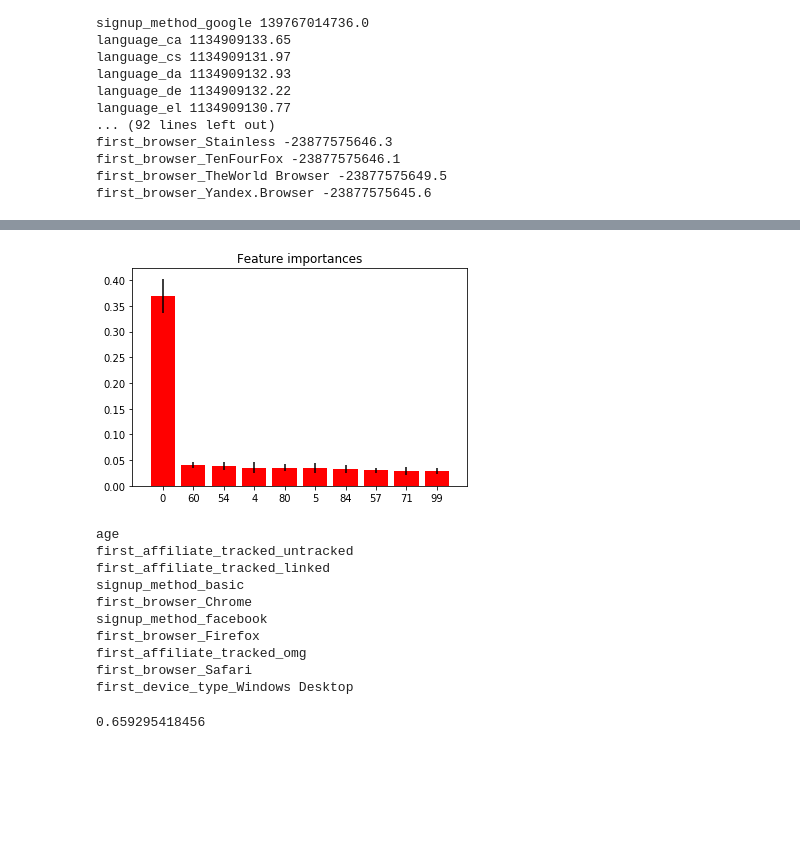
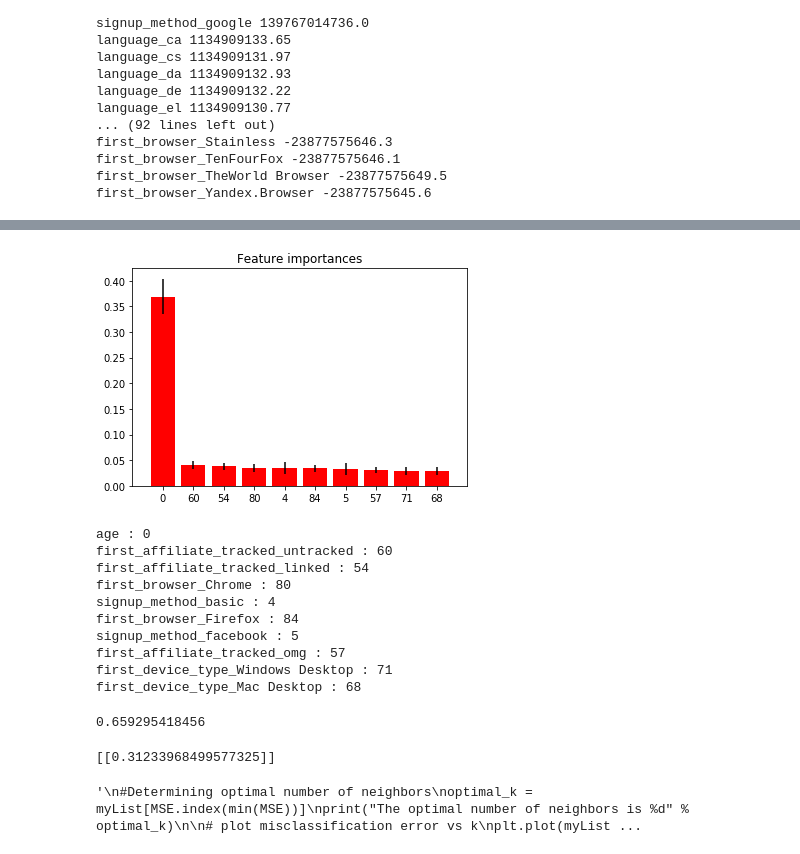
Before and after one commit to machay/project2-machay, a Jupyter notebook: Project 2.ipynb, the cells around one changed output, grey strips where cells are left out. Drawn from its saved outputs; the diff is of its cells as text; code cells hidden in the pictures; blank space fills up the shorter version.

```diff
--- a/Project 2.ipynb
+++ b/Project 2.ipynb
@@ -102,44 +103,45 @@ print(accuracy)
 # %%
 #Analyzing Features: RandomForest
 
 #Listing all features and their importance
 importances = rf.feature_importances_
 
 for x in range(0,len(importances)):
     print(features[x],":",importances[x])
 
 import matplotlib.pyplot as plt
 
 std = np.std([tree.feature_importances_ for tree in rf.estimators_],
              axis=0)
 indices = np.argsort(importances)[::-1]
 top_k = 10
 new_indices = indices[:top_k]
 
 # Plot the feature importances of the forest
 plt.figure()
 plt.title("Feature importances")
 plt.bar(range(top_k), importances[new_indices],
        color="r", yerr=std[new_indices], align="center")
 plt.xticks(range(top_k), new_indices)
 plt.xlim([-1, top_k])
 plt.show()
 
 features = list(X)
-top_10_features = [features[0],features[60],features[54],features[4],features[80],features[5],features[84],features[57],features[99],features[71]]
-for x in top_10_features:
-    print(x)
+val_indices = ["0","60","54","80","4","84","5","57","71","68"]
+top_10_features = [features[0],features[60],features[54],features[80],features[4],features[84],features[5],features[57],features[71],features[68]]
+for x in range(len(top_10_features)):
+    print(top_10_features[x],":",val_indices[x])
 # %% [output]
-[figure, old version]
+[figure, new version]
-age
-first_affiliate_tracked_untracked
-first_affiliate_tracked_linked
-signup_method_basic
-first_browser_Chrome
-signup_method_facebook
-first_browser_Firefox
-first_affiliate_tracked_omg
-first_browser_Safari
-first_device_type_Windows Desktop
+age : 0
+first_affiliate_tracked_untracked : 60
+first_affiliate_tracked_linked : 54
+first_browser_Chrome : 80
+signup_method_basic : 4
+first_browser_Firefox : 84
+signup_method_facebook : 5
+first_affiliate_tracked_omg : 57
+first_device_type_Windows Desktop : 71
+first_device_type_Mac Desktop : 68
 # %%
 #Analysis of Model Performance: kNN
@@ -159,40 +163,26 @@ print(accuracy_score(y_test,pred))
 # %%
 #Tuning Parameters: kNN
 from sklearn.model_selection import cross_val_score
-import scikitplot as skplt
+import matplotlib.pyplot as plt
 
-# creating odd list of K for KNN
-myList = list(range(1,50))
-
-# subsetting just the odd ones
-neighbors = filter(lambda x: x % 2 != 0, myList)
-'''
 #List of Odds for kNN
 myList = []
-for x in range(0,51):
+for x in range(6,16):
     if x % 2 != 0:
         myList.append(x)
-'''
 
 #List of Cross Validation Scores
 cv_scores = []
+mse_list = []
 
-#10-fold Cross Validation
-for k in neighbors:
-    knn = KNeighborsClassifier(n_neighbors=k)
-    scores = cross_val_score(knn, X_train, y_train, cv=10, scoring='accuracy')
-    cv_scores.append(scores.mean())
-
-#Changing to misclassification error
-MSE = [1 - x for x in cv_scores]
-#print(MSE)
-
-#Determining optimal number of neighbors
-#optimal_k = myList[MSE.index(min(MSE))]
-#print("The optimal number of neighbors is %d" % optimal_k)
-
-# plot misclassification error vs k
-plt.plot(neighbors, MSE)
-plt.xlabel('Number of Neighbors K')
-plt.ylabel('Misclassification Error')
-plt.show()
+#Doing Cross Validation on K = 7
+knn7 = KNeighborsClassifier(n_neighbors=7)
+score7 = cross_val_score(knn7, X_train, y_train, cv=10, scoring='accuracy')
+cv_scores.append(score7.mean())
+MSE7 = [1 - score7.mean()]
+mse_list.append(MSE7)
+print(mse_list)
+#MSE was [[0.31233968499577325]] for neighbors = 7
+# %% [output]
+[[0.31233968499577325]]
+'\n#Determining optimal number of neighbors\noptimal_k = myList[MSE.index(min(MSE))]\nprint("The optimal number of neighbors is %d" % optimal_k)\n\n# plot misclassification error vs k\nplt.plot(myList ...
```
Also changed, not shown: parts of 10 cells of this notebook, 1 other file.
